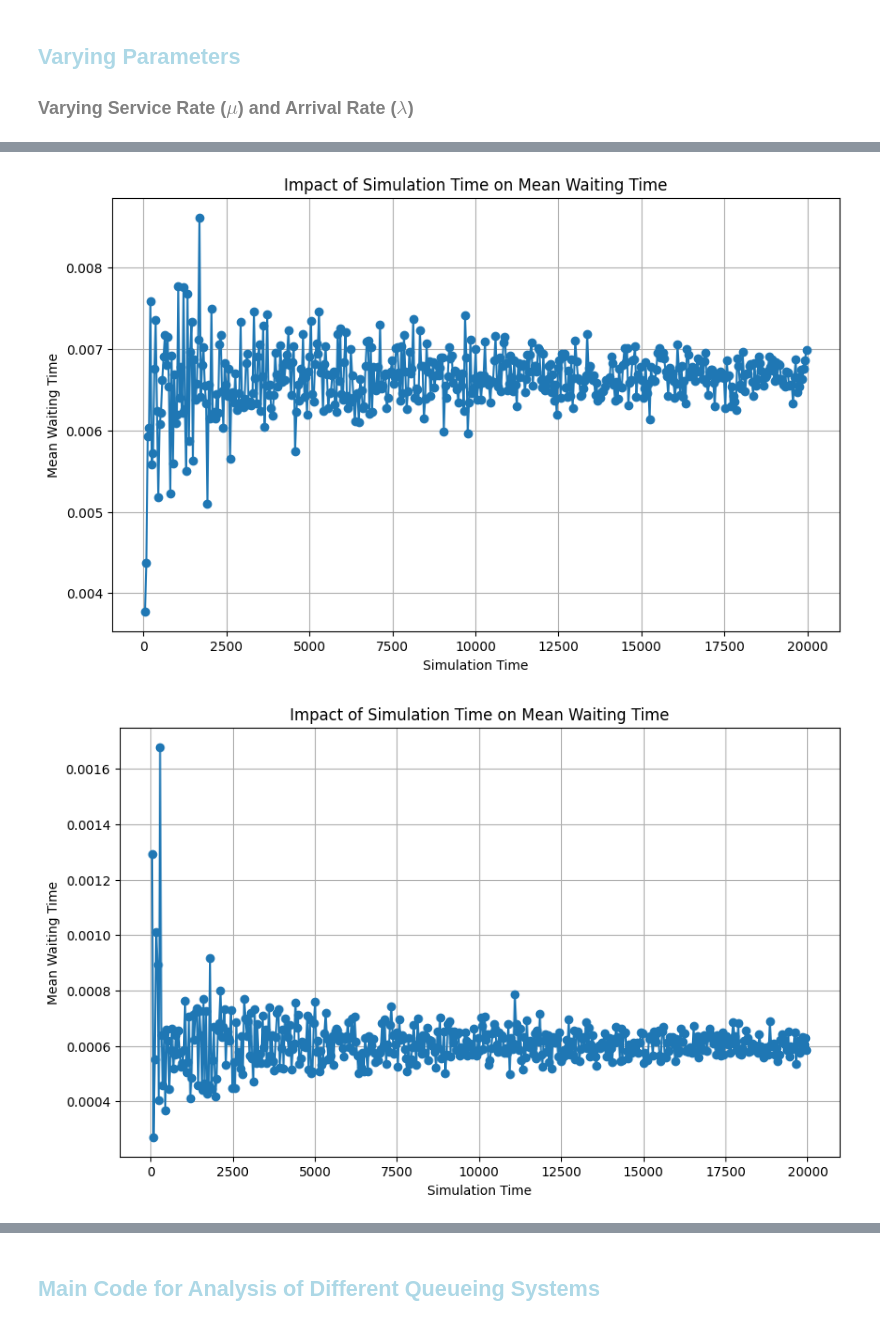
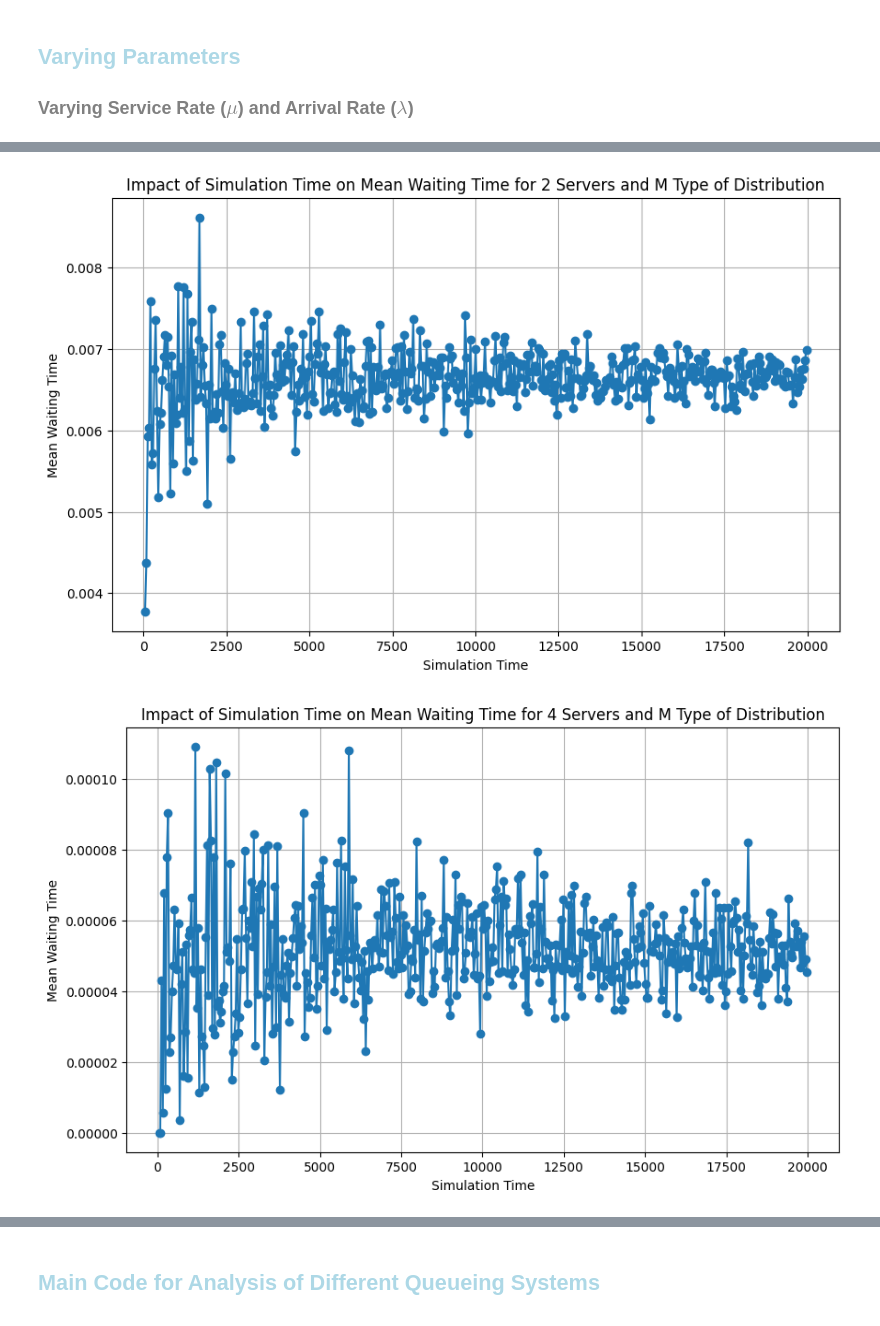
Before and after one commit to BiggusVickus/Stochastic_Simulation, a Jupyter notebook: Assignment 2/DES_assignment2.ipynb, the cells around one changed output, grey strips where cells are left out. Cells and saved outputs as stored; diff of their text form; code cells hidden in the pictures.

Commit message:
edit graph

```diff
--- a/Assignment 2/DES_assignment2.ipynb
+++ b/Assignment 2/DES_assignment2.ipynb
@@ -177,7 +175,7 @@ NUM_SERVERS = 1  # Example: number of servers
 ARRIVAL_RATE = 5  # Example: arrival rate
 SERVICE_RATE = 10  # Example: service rate
 SERVICE_TYPE = "M"  # Example: service type
-SIM_TIME_VALUES = range(50, 10001, 20)  # Simulation times to test
+SIM_TIME_VALUES = range(50, 20001, 40)  # Simulation times to test
 random.seed(RANDOM_SEED)
 
 # Simulation setup
@@ -186,8 +184,6 @@ def run_simulation(num_servers, arrival_rate, service_rate, wait_times_list, ser
     servers = simpy.Resource(env, capacity=num_servers)
     env.process(source(env, num_servers, arrival_rate, service_rate, servers, wait_times_list, service_type))
     env.run(until=sim_time)
-
-SIM_TIME_VALUES = range(50, 20001, 40)  # Simulation times to test
 
 # Function to simulate for varying SIM_TIME and collect results
 def simulate_varying_sim_time(sim_times, num_servers, arrival_rate, service_rate, service_type):
@@ -200,38 +196,38 @@ def simulate_varying_sim_time(sim_times, num_servers, arrival_rate, service_rate
     return results
 
 # Function to plot the results
-def plot_sim_time_impact(results):
+def plot_sim_time_impact(results, num_servers, service_type):
     sim_times, mean_wait_times = zip(*results)
     plt.figure(figsize=(10, 6))
     plt.plot(sim_times, mean_wait_times, marker='o')
     plt.xlabel('Simulation Time')
     plt.ylabel('Mean Waiting Time')
-    plt.title('Impact of Simulation Time on Mean Waiting Time')
+    plt.title('Impact of Simulation Time on Mean Waiting Time for {} Servers and {} Type of Distribution'.format(num_servers, service_type))
     plt.grid(True)
     plt.show()
 
 # Running the simulations and plotting the results
 results = simulate_varying_sim_time(SIM_TIME_VALUES, 1, ARRIVAL_RATE, SERVICE_RATE, "M")
-plot_sim_time_impact(results)
+plot_sim_time_impact(results, 1, "M")
 
 # Running the simulations and plotting the results
 results = simulate_varying_sim_time(SIM_TIME_VALUES, 2, ARRIVAL_RATE, SERVICE_RATE, "M")
-plot_sim_time_impact(results)
+plot_sim_time_impact(results, 2, "M")
 
 # Running the simulations and plotting the results
-results = simulate_varying_sim_time(SIM_TIME_VALUES, 3, ARRIVAL_RATE, SERVICE_RATE, "M")
-plot_sim_time_impact(results)
+results = simulate_varying_sim_time(SIM_TIME_VALUES, 4, ARRIVAL_RATE, SERVICE_RATE, "M")
+plot_sim_time_impact(results, 4, "M")
 
 
 # Running the simulations and plotting the results
 results = simulate_varying_sim_time(SIM_TIME_VALUES, 1, ARRIVAL_RATE, SERVICE_RATE, "D")
-plot_sim_time_impact(results)
+plot_sim_time_impact(results, 1, "D")
 
 # Running the simulations and plotting the results
 results = simulate_varying_sim_time(SIM_TIME_VALUES, 2, ARRIVAL_RATE, SERVICE_RATE, "D")
-plot_sim_time_impact(results)
+plot_sim_time_impact(results, 2, "D")
 
 # Running the simulations and plotting the results
 results = simulate_varying_sim_time(SIM_TIME_VALUES, 3, ARRIVAL_RATE, SERVICE_RATE, "D")
-plot_sim_time_impact(results)
+plot_sim_time_impact(results, 4, "D")
 # %% [output]
@@ -239,2 +235,2 @@ plot_sim_time_impact(results)
-[figure, old version]
+[figure, new version]
-[figure, old version]
+[figure, new version]
```
Also changed, not shown: parts of 2 cells of this notebook.
